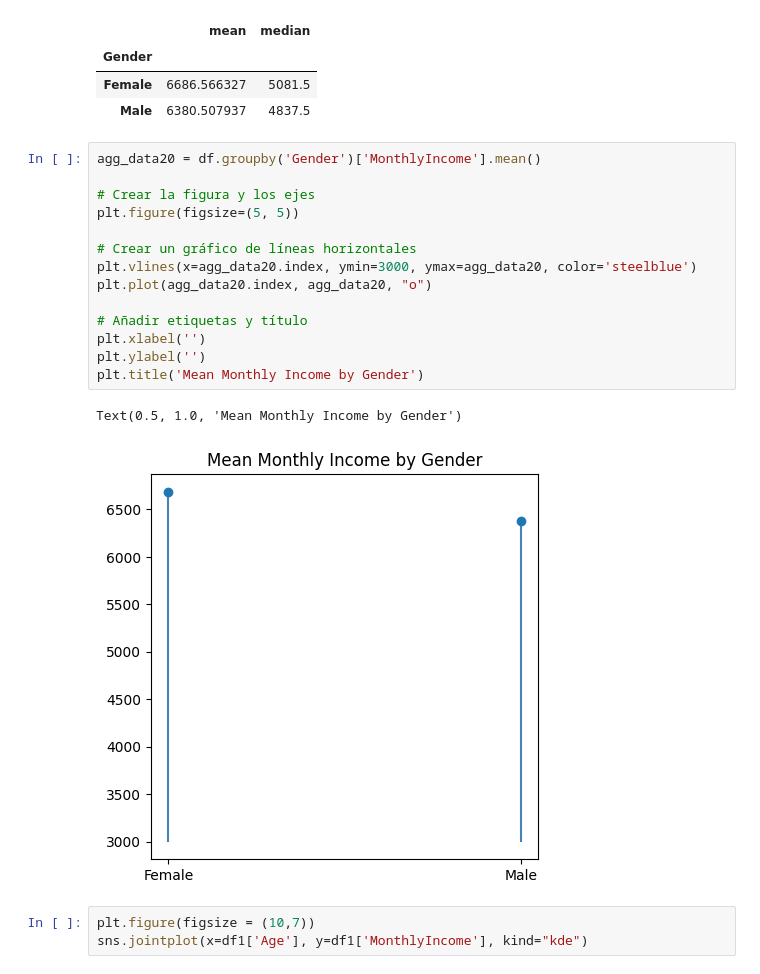
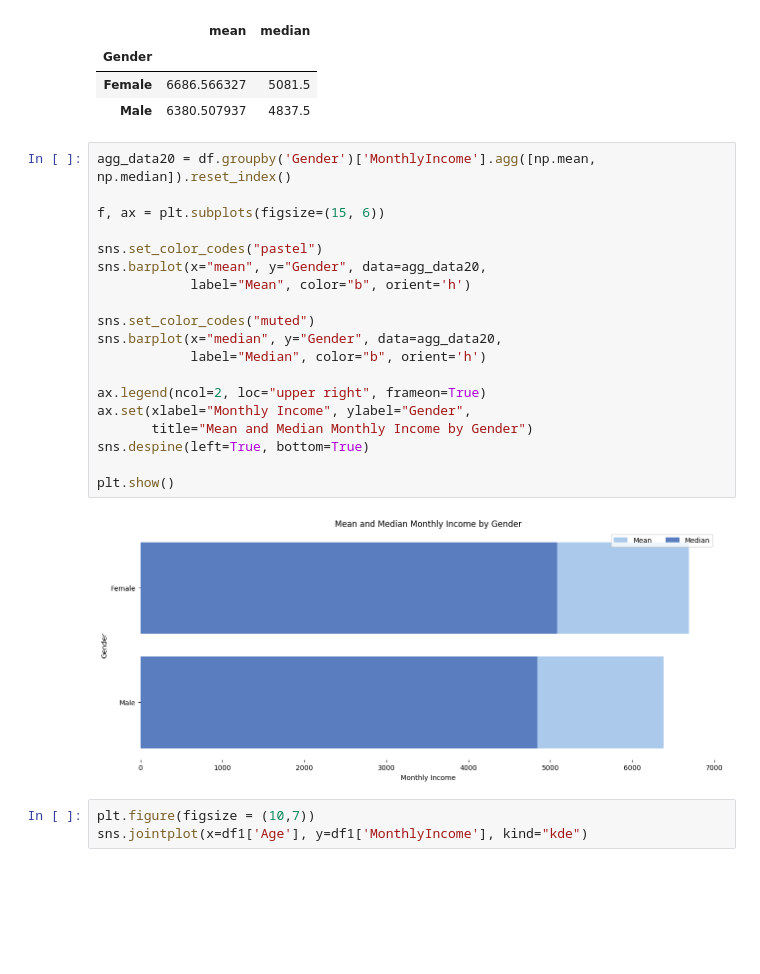
Before and after one commit to rafamd1/EDA_MI_SUELDO_Y_YO, a Jupyter notebook: EDA RM.ipynb, the cells around one changed output. Cells and saved outputs as stored; diff of their text form; blank space fills up the shorter version.

```diff
--- a/EDA RM.ipynb
+++ b/EDA RM.ipynb
@@ -1420,23 +1415,27 @@ df.groupby('Gender')['MonthlyIncome'].agg([np.mean, np.median])
 | Gender |  |  |
 | Female | 6686.566327 | 5081.5 |
 | Male | 6380.507937 | 4837.5 |
-# %%
-agg_data20 = df.groupby('Gender')['MonthlyIncome'].mean()
-
-# Crear la figura y los ejes
-plt.figure(figsize=(5, 5))
-
-# Crear un gráfico de líneas horizontales
-plt.vlines(x=agg_data20.index, ymin=3000, ymax=agg_data20, color='steelblue')
-plt.plot(agg_data20.index, agg_data20, "o")
-
-# Añadir etiquetas y título
-plt.xlabel('')
-plt.ylabel('')
-plt.title('Mean Monthly Income by Gender')
-# %% [output]
-Text(0.5, 1.0, 'Mean Monthly Income by Gender')
-[figure, removed]
+# %%
+agg_data20 = df.groupby('Gender')['MonthlyIncome'].agg([np.mean, np.median]).reset_index()
+
+f, ax = plt.subplots(figsize=(15, 6))
+
+sns.set_color_codes("pastel")
+sns.barplot(x="mean", y="Gender", data=agg_data20,
+            label="Mean", color="b", orient='h')
+
+sns.set_color_codes("muted")
+sns.barplot(x="median", y="Gender", data=agg_data20,
+            label="Median", color="b", orient='h')
+
+ax.legend(ncol=2, loc="upper right", frameon=True)
+ax.set(xlabel="Monthly Income", ylabel="Gender",
+       title="Mean and Median Monthly Income by Gender")
+sns.despine(left=True, bottom=True)
+
+plt.show()
+# %% [output]
+[figure, added]
 # %%
 plt.figure(figsize = (10,7))
 sns.jointplot(x=df1['Age'], y=df1['MonthlyIncome'], kind="kde")
```
Also changed, not shown: parts of 1 cell of this notebook.
